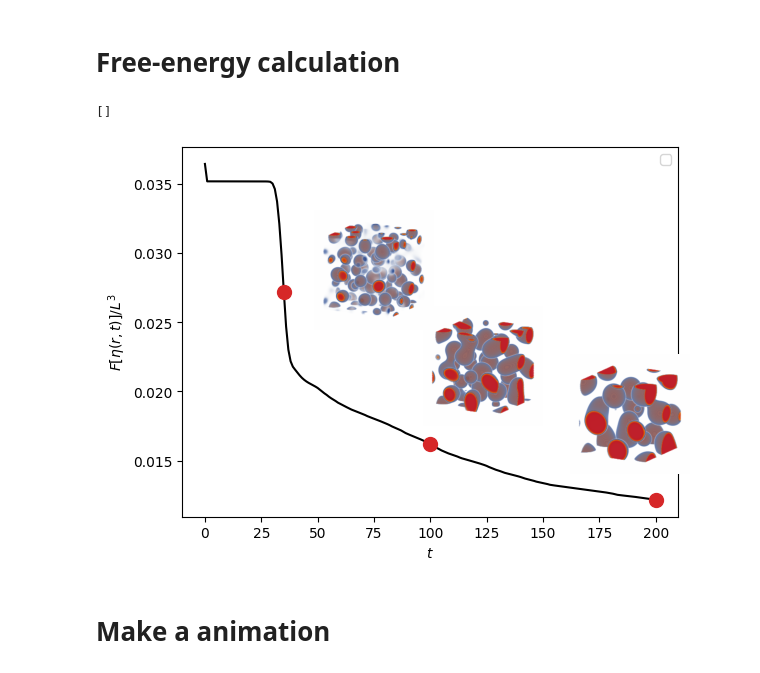
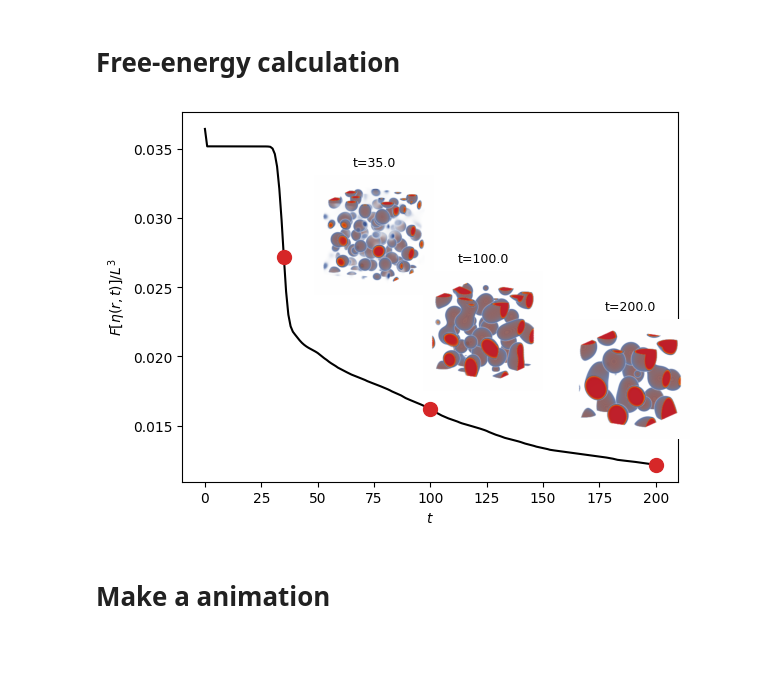
Before and after one commit to elvissoares/spectralETD, a Jupyter notebook: examples/CH3d.ipynb, the cells around one changed output. Saved outputs shown, nothing was run; the diff lists cells and outputs as text; code cells hidden in the pictures.

```diff
--- a/examples/CH3d.ipynb
+++ b/examples/CH3d.ipynb
@@ -194,36 +194,37 @@ for i in range(t.size):
 # %%
 fig, ax1 = plt.subplots()
 ax1.plot(t,F,'k')
 ax1.scatter(t[j1],F[j1],s=100,color='C3',zorder=5)
 ax1.scatter(t[j2],F[j2],s=100,color='C3',zorder=5)
 ax1.scatter(t[-1],F[-1],s=100,color='C3',zorder=5)
-ax1.legend(loc='best')
+# ax1.legend(loc='best')
 ax1.set_xlabel(r'$t$')
 ax1.set_ylabel(r'$F[\eta(r,t)]/L^3$')
 
 ax2 = fig.add_axes([0.7, 0.2, 0.25, 0.25])
 ax2.imshow(image3)
 ax2.axis('off')
-# ax2.arrow(0.01,3000,0.1,100)
+ax2.set_title(fr't={t[-1]:.1f}',fontsize=9)
 ax2.set_xticks([])
 ax2.set_yticks([])
 
 ax3 = fig.add_axes([0.47, 0.3, 0.25, 0.25])
 ax3.imshow(image2)
 ax3.axis('off')
-# ax2.arrow(0.01,3000,0.1,100)
+ax3.set_title(fr't={t[j2]:.1f}',fontsize=9)
 ax3.set_xticks([])
 ax3.set_yticks([])
 
-ax5 = fig.add_axes([0.3, 0.5, 0.25, 0.25])
-ax5.imshow(image1)
-ax5.axis('off')
-# ax2.arrow(0.01,3000,0.1,100)
-ax5.set_xticks([])
-ax5.set_yticks([])
+ax4 = fig.add_axes([0.3, 0.5, 0.25, 0.25])
+ax4.imshow(image1)
+ax4.axis('off')
+ax4.set_title(fr't={t[j1]:.1f}',fontsize=9)
+ax4.set_xticks([])
+ax4.set_yticks([])
+
+fig.savefig('../outputs/cahn-hillard-3d.png')
 # %% [output]
-[]
-[figure, old version]
+[figure, new version]
 # %% [markdown]
 # Make a animation
 # %%
```
Also changed, not shown: parts of 1 cell of this notebook, 15 other files.
